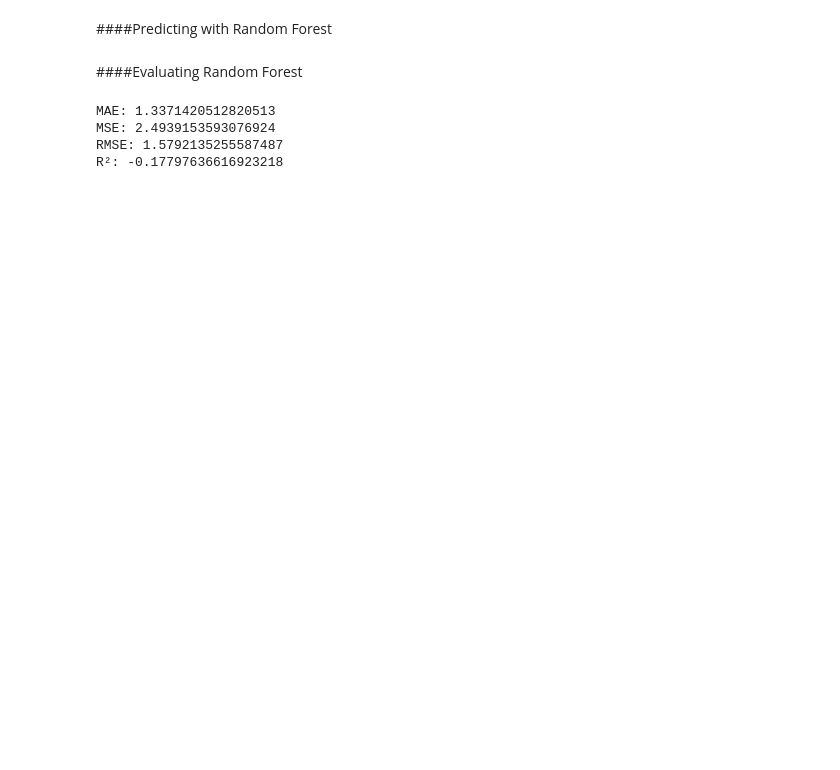
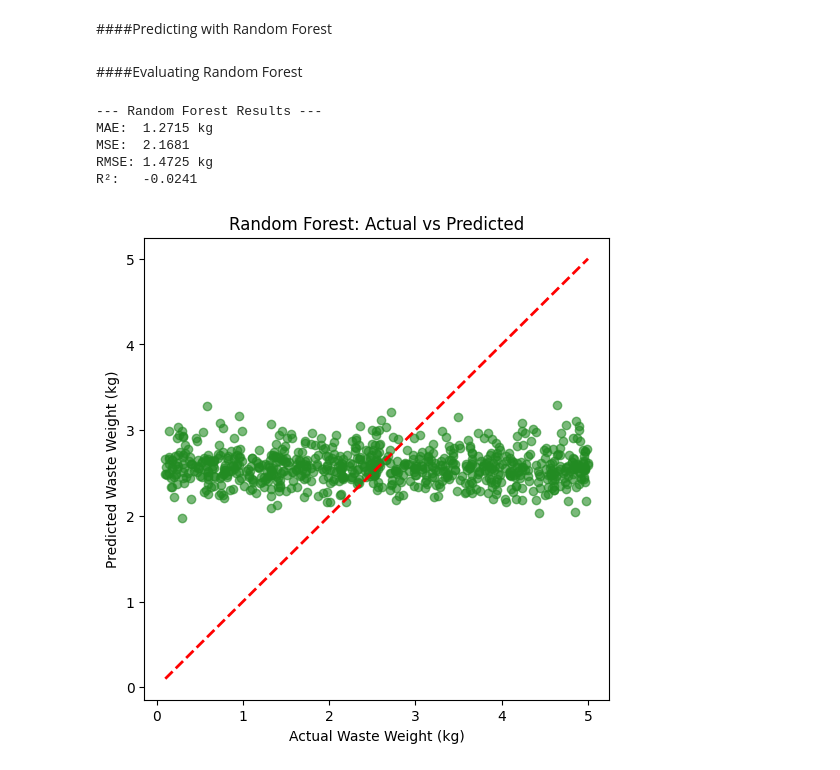
Before and after one commit to sasasaee/ml-project, a Jupyter notebook: canteen_model_training.ipynb, the cells around one changed output. Saved outputs shown, nothing was run; the diff lists cells and outputs as text; code cells hidden in the pictures; blank space fills up the shorter version.

```diff
--- a/canteen_model_training.ipynb
+++ b/canteen_model_training.ipynb
@@ -175,6 +269,8 @@ R²: -1.0950191563710119
 # %%
 forest_model = RandomForestRegressor(
     n_estimators=100,
+    max_depth=6,
+    min_samples_split=10,
     random_state=42
 )
 
@@ -196,15 +292,29 @@ forest_rmse = np.sqrt(forest_mse)
 
 forest_r2 = r2_score(y_test, forest_predictions)
 
-print("MAE:", forest_mae)
-
-print("MSE:", forest_mse)
-
-print("RMSE:", forest_rmse)
-
-print("R²:", forest_r2)
+print("--- Random Forest Results ---")
+print(f"MAE:  {forest_mae:.4f} kg")
+print(f"MSE:  {forest_mse:.4f}")
+print(f"RMSE: {forest_rmse:.4f} kg")
+print(f"R²:   {forest_r2:.4f}")
 # %% [output]
-MAE: 1.3371420512820513
-MSE: 2.4939153593076924
-RMSE: 1.5792135255587487
-R²: -0.17797636616923218
+--- Random Forest Results ---
+MAE:  1.2715 kg
+MSE:  2.1681
+RMSE: 1.4725 kg
+R²:   -0.0241
+# %%
+plt.figure(figsize=(6, 6))
+plt.scatter(y_test, forest_predictions, alpha=0.6, color="forestgreen")
+plt.plot(
+    [y_test.min(), y_test.max()],
+    [y_test.min(), y_test.max()],
+    "r--",
+    linewidth=2
+)
+plt.xlabel("Actual Waste Weight (kg)")
+plt.ylabel("Predicted Waste Weight (kg)")
+plt.title("Random Forest: Actual vs Predicted")
+plt.show()
+# %% [output]
+[figure, added]
```
Also changed, not shown: parts of 18 cells of this notebook.
